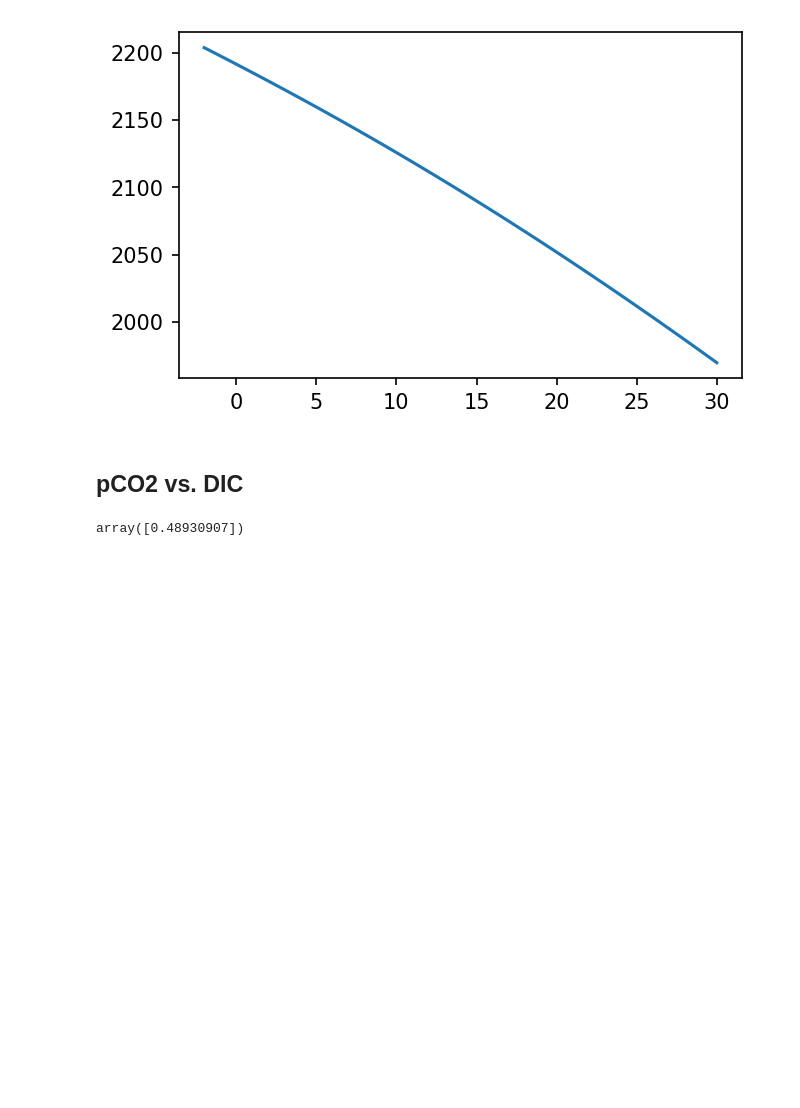
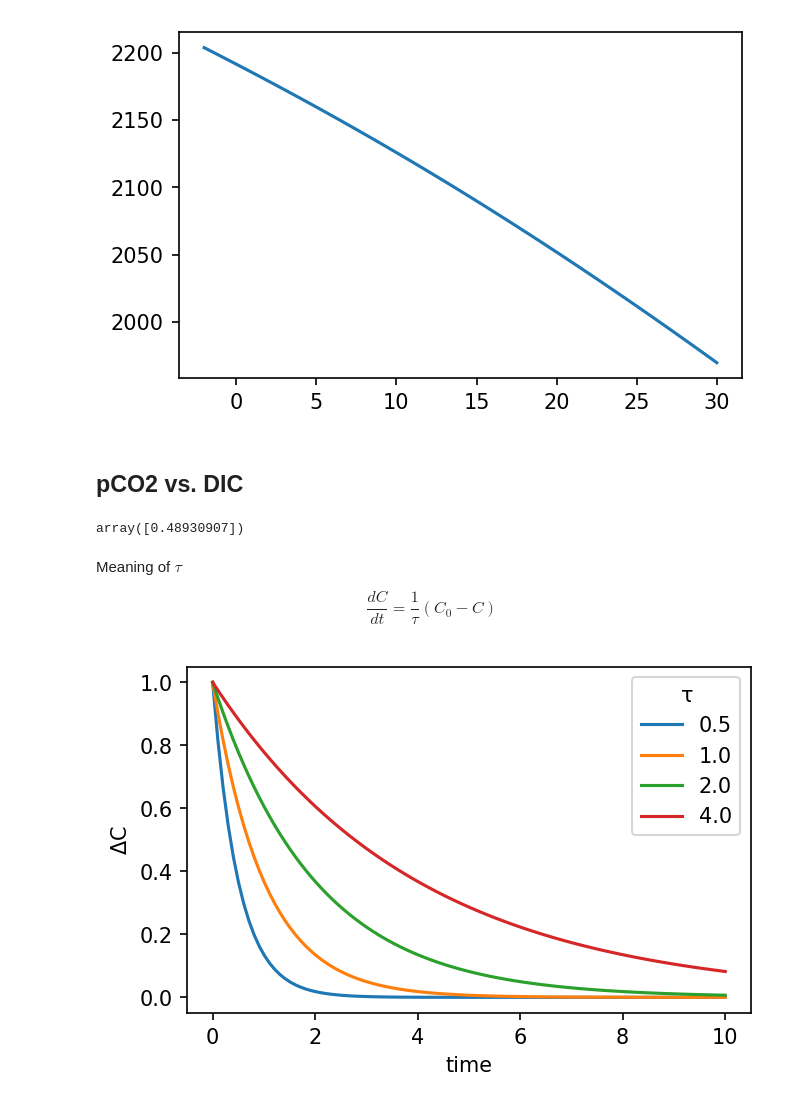
Before and after one commit to johnryantaylor/JRT_QES_Notes, a Jupyter notebook: book/06_oceancarbon/carbon_figs.ipynb, the cells around one changed output. Saved outputs shown, nothing was run; the diff lists cells and outputs as text; code cells hidden in the pictures; blank space fills up the shorter version.

```diff
--- a/book/06_oceancarbon/carbon_figs.ipynb
+++ b/book/06_oceancarbon/carbon_figs.ipynb
@@ -181,3 +181,27 @@ plt.plot(sw.T_in, sw.DIC)
 100 * cb.Csys(pHtot=8.1, DIC=2000).CO2 / 2000
 # %% [output]
 array([0.48930907])
+# %% [markdown]
+Meaning of $\tau$
+
+$$
+\frac{dC}{dt} = \frac{1}{\tau} ( C_0 - C)
+$$
+# %%
+D0 = 1
+
+t = np.linspace(0, 10, 100)
+
+tau = 2
+
+
+for tau in [0.5, 1,2,4]:
+    plt.plot(t, D0 * np.exp(-t / tau), label=f'{tau:.1f}')
+
+plt.legend(title='$\\tau$')
+plt.ylabel('$\Delta C$')
+plt.xlabel('time')
+
+plt.savefig('figures/carbon-tau.png')
+# %% [output]
+[figure, added]
```
